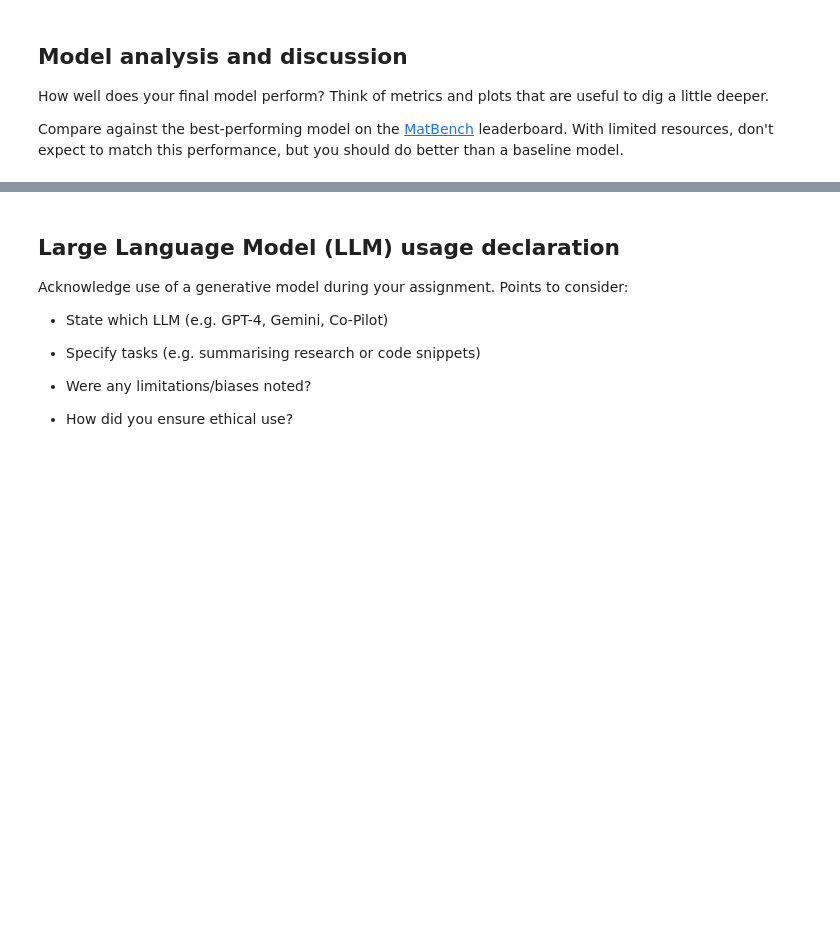
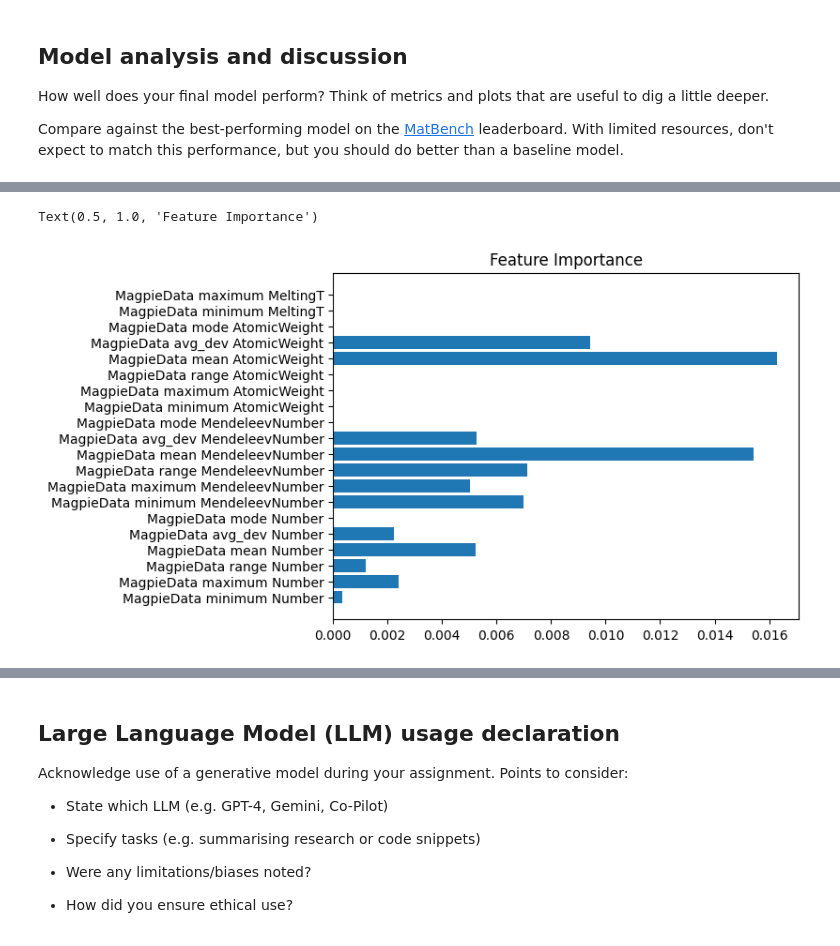
Before and after one commit to whyyyyyft/ML-materials, a Jupyter notebook: ML_Research.ipynb, the cells around one changed output, grey strips where cells are left out. Drawn from its saved outputs; the diff is of its cells as text; code cells hidden in the pictures; blank space fills up the shorter version.

```diff
--- a/ML_Research.ipynb
+++ b/ML_Research.ipynb
@@ -204,0 +287,17 @@ df_comp.head()
+# %%
+# Random forest
+
+from sklearn.ensemble import RandomForestRegressor
+from sklearn.metrics import mean_absolute_error
+
+rf = RandomForestRegressor(
+    n_estimators=200,
+    random_state=42
+)
+
+rf.fit(X_train, y_train)
+
+preds = rf.predict(X_test)
+
+mae = mean_absolute_error(y_test, preds)
+print("Random Forest MAE:", mae)
@@ -204,0 +306,20 @@ df_comp.head()
+# %%
+!pip install xgboost
+
+from xgboost import XGBRegressor
+
+model = XGBRegressor(
+    n_estimators=500,
+    learning_rate=0.05,
+    max_depth=6,
+    subsample=0.8,
+    colsample_bytree=0.8,
+    random_state=42
+)
+
+model.fit(X_train, y_train)
+
+preds = model.predict(X_test)
+
+mae = mean_absolute_error(y_test, preds)
+print("MAE:", mae)
@@ -212,0 +454,10 @@ Compare against the best-performing model on the [MatBench](https://matbench.mat
+# %%
+import matplotlib.pyplot as plt
+
+importance = model.feature_importances_
+
+plt.barh(X.columns[:20], importance[:20])
+plt.title("Feature Importance")
+# %% [output]
+Text(0.5, 1.0, 'Feature Importance')
+[figure, added]
```
Also changed, not shown: parts of 30 cells of this notebook.
